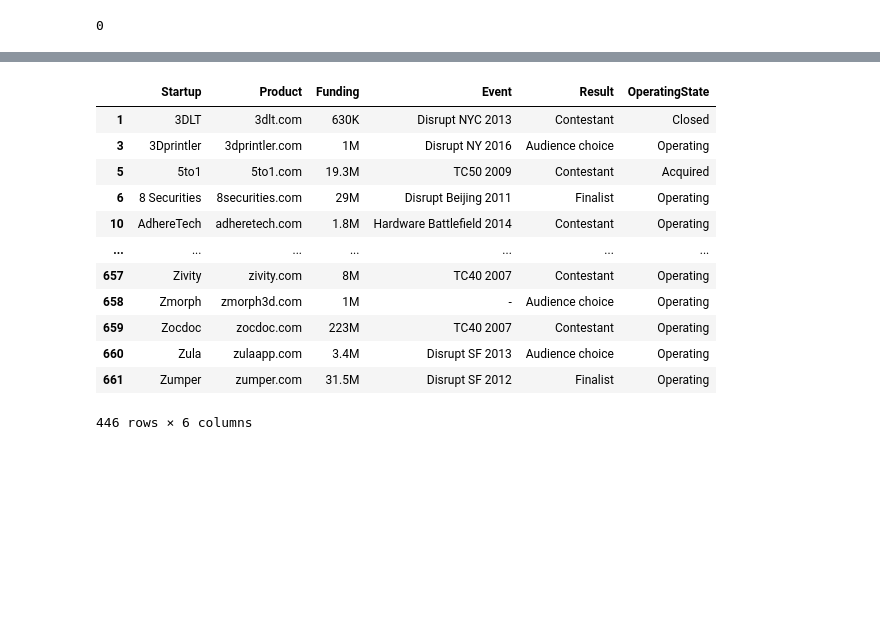
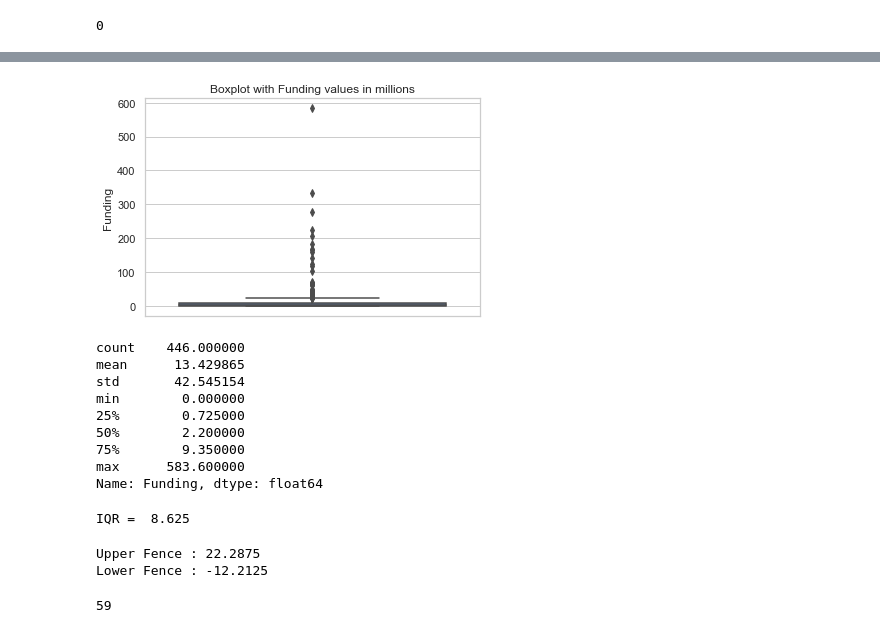
Before and after one commit to SelvamRaju/Applied-Statistics, a Jupyter notebook: Part-Three.ipynb, the cells around one changed output, grey strips where cells are left out. Cells and saved outputs as stored; diff of their text form; code cells hidden in the pictures; blank space fills up the shorter version.

```diff
--- a/Part-Three.ipynb
+++ b/Part-Three.ipynb
@@ -139,3 +150,7 @@ cleanedStartupData.isna().sum().sum()
 # null values count is 0.Data cleaned
 # %% [output]
 0
+# %%
+# Removing $ symbol
+cleanedStartupData['Funding'] = cleanedStartupData['Funding'].str.replace('$', '')
+cleanedStartupData['Funding']
@@ -141,0 +170,9 @@ cleanedStartupData.isna().sum().sum()
+# %%
+# Converting values to Millions
+for index, row in cleanedStartupData.iterrows():
+        if 'M' not in row.Funding:
+            value = float(cleanedStartupData.at[index,'Funding'][:-1]) * 0.001
+        if 'M' in row.Funding:
+            value = float(cleanedStartupData.at[index,'Funding'][:-1])
+        cleanedStartupData.at[index,'Funding'] = value
+cleanedStartupData['Funding']
@@ -141,0 +192,4 @@ cleanedStartupData.isna().sum().sum()
+# %%
+# Converting datatype to float
+cleanedStartupData['Funding'] = cleanedStartupData['Funding'].astype('float')
+cleanedStartupData['Funding'] = round(cleanedStartupData['Funding'], 2)
@@ -142,16 +212,43 @@ cleanedStartupData.isna().sum().sum()
+# %%
+#Box Plot for funds in million
+sns.set_theme(style="whitegrid")
+sns.boxplot(y=cleanedStartupData['Funding']).set_title('Boxplot with Funding values in millions');
+plt.show()
+# %% [output]
+[figure, added]
 # %%
-cleanedStartupData
+cleanedStartupData['Funding'].describe()
 # %% [output]
-|  | Startup | Product | Funding | Event | Result | OperatingState |
-| 1 | 3DLT | 3dlt.com | 630K | Disrupt NYC 2013 | Contestant | Closed |
-| 3 | 3Dprintler | 3dprintler.com | 1M | Disrupt NY 2016 | Audience choice | Operating |
-| 5 | 5to1 | 5to1.com | 19.3M | TC50 2009 | Contestant | Acquired |
-| 6 | 8 Securities | 8securities.com | 29M | Disrupt Beijing 2011 | Finalist | Operating |
-| 10 | AdhereTech | adheretech.com | 1.8M | Hardware Battlefield 2014 | Contestant | Operating |
-| ... | ... | ... | ... | ... | ... | ... |
-| 657 | Zivity | zivity.com | 8M | TC40 2007 | Contestant | Operating |
-| 658 | Zmorph | zmorph3d.com | 1M | - | Audience choice | Operating |
-| 659 | Zocdoc | zocdoc.com | 223M | TC40 2007 | Contestant | Operating |
-| 660 | Zula | zulaapp.com | 3.4M | Disrupt SF 2013 | Audience choice | Operating |
-| 661 | Zumper | zumper.com | 31.5M | Disrupt SF 2012 | Finalist | Operating |
-446 rows × 6 columns
+count    446.000000
+mean      13.429865
+std       42.545154
+min        0.000000
+25%        0.725000
+50%        2.200000
+75%        9.350000
+max      583.600000
+Name: Funding, dtype: float64
+# %%
+#From the above data
+q1 = 0.725000
+q2 = 2.200000
+q3 = 9.350000
+#IQR = Q3 - Q1
+iqr = q3-q1
+print('IQR = ', iqr)
+# %% [output]
+IQR =  8.625
+# %%
+# Finding upper and lower fence
+upperFence = q3 + (1.5 * iqr)
+lowerFence = q1 - (1.5 * iqr)
+print('Upper Fence :', upperFence)
+print('Lower Fence :', lowerFence)
+# %% [output]
+Upper Fence : 22.2875
+Lower Fence : -12.2125
+# %%
+# Number of outliers greater than upper fence
+cleanedStartupData.Funding[cleanedStartupData.Funding > upperFence].count()
+# %% [output]
+59
```
Also changed, not shown: parts of 33 cells of this notebook.
